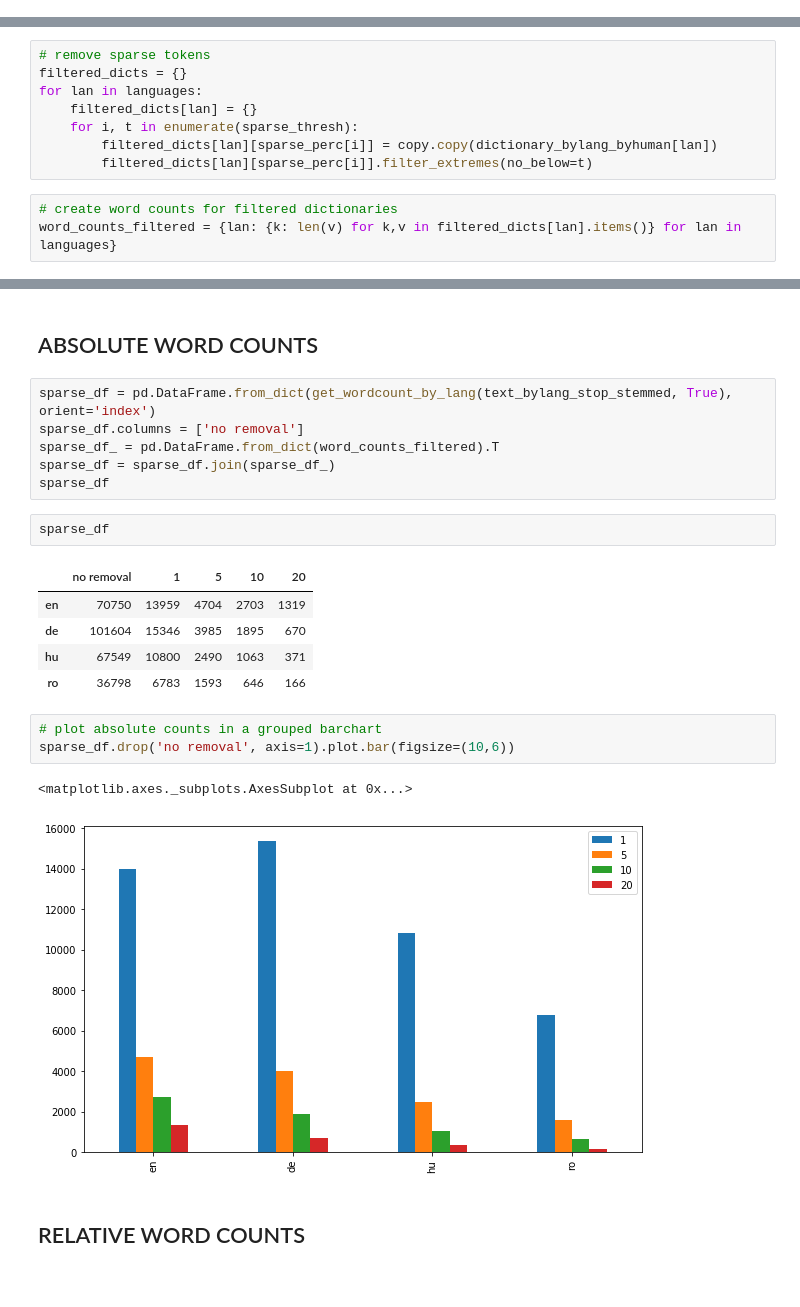
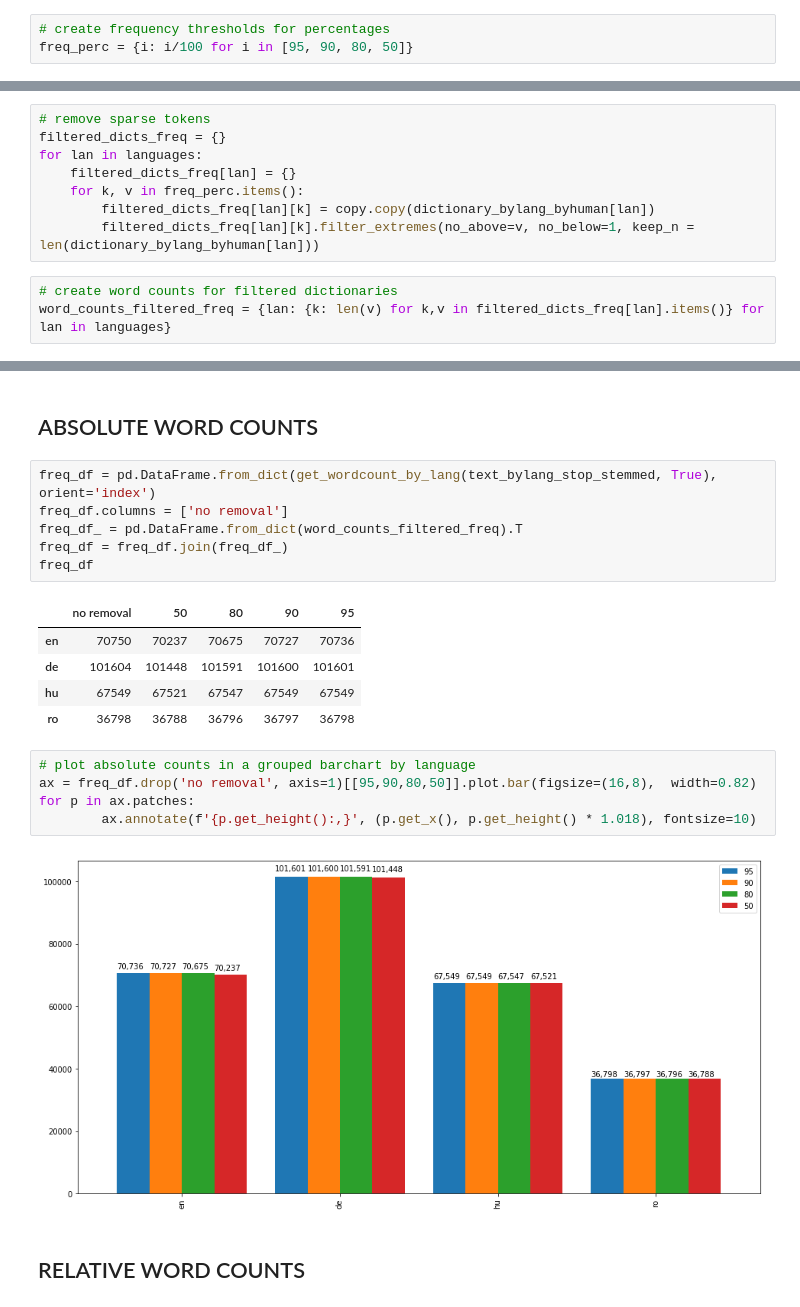
Before and after one commit to morkapronczay/meetup-talk-text-preproc, a Jupyter notebook: cleaning-steps.ipynb, the cells around one changed output, grey strips where cells are left out. Cells and saved outputs as stored; diff of their text form.

```diff
--- a/cleaning-steps.ipynb
+++ b/cleaning-steps.ipynb
@@ -208,0 +283,3 @@ sparse_thresh = [math.ceil(f * len(texts['en'].keys()) / 100) for f in sparse_pe
+# %%
+# create frequency thresholds for percentages
+freq_perc = {i: i/100 for i in [95, 90, 80, 50]}
@@ -209,11 +290,11 @@ sparse_thresh = [math.ceil(f * len(texts['en'].keys()) / 100) for f in sparse_pe
 # %%
 # remove sparse tokens
-filtered_dicts = {}
+filtered_dicts_freq = {}
 for lan in languages:
-    filtered_dicts[lan] = {}
-    for i, t in enumerate(sparse_thresh):
-        filtered_dicts[lan][sparse_perc[i]] = copy.copy(dictionary_bylang_byhuman[lan])
-        filtered_dicts[lan][sparse_perc[i]].filter_extremes(no_below=t)
+    filtered_dicts_freq[lan] = {}
+    for k, v in freq_perc.items():
+        filtered_dicts_freq[lan][k] = copy.copy(dictionary_bylang_byhuman[lan])
+        filtered_dicts_freq[lan][k].filter_extremes(no_above=v, no_below=1, keep_n = len(dictionary_bylang_byhuman[lan]))
 # %%
 # create word counts for filtered dictionaries
-word_counts_filtered = {lan: {k: len(v) for k,v in filtered_dicts[lan].items()} for lan in languages}
+word_counts_filtered_freq = {lan: {k: len(v) for k,v in filtered_dicts_freq[lan].items()} for lan in languages}
@@ -220,24 +308,23 @@ word_counts_filtered = {lan: {k: len(v) for k,v in filtered_dicts[lan].items()}
 # %% [markdown]
 ## ABSOLUTE WORD COUNTS
 # %%
-sparse_df = pd.DataFrame.from_dict(get_wordcount_by_lang(text_bylang_stop_stemmed, True), orient='index')
-sparse_df.columns = ['no removal']
-sparse_df_ = pd.DataFrame.from_dict(word_counts_filtered).T
-sparse_df = sparse_df.join(sparse_df_)
-sparse_df
+freq_df = pd.DataFrame.from_dict(get_wordcount_by_lang(text_bylang_stop_stemmed, True), orient='index')
+freq_df.columns = ['no removal']
+freq_df_ = pd.DataFrame.from_dict(word_counts_filtered_freq).T
+freq_df = freq_df.join(freq_df_)
+freq_df
+# %% [output]
+|  | no removal | 50 | 80 | 90 | 95 |
+| en | 70750 | 70237 | 70675 | 70727 | 70736 |
+| de | 101604 | 101448 | 101591 | 101600 | 101601 |
+| hu | 67549 | 67521 | 67547 | 67549 | 67549 |
+| ro | 36798 | 36788 | 36796 | 36797 | 36798 |
-# %%
-sparse_df
-# %% [output]
-|  | no removal | 1 | 5 | 10 | 20 |
-| en | 70750 | 13959 | 4704 | 2703 | 1319 |
-| de | 101604 | 15346 | 3985 | 1895 | 670 |
-| hu | 67549 | 10800 | 2490 | 1063 | 371 |
-| ro | 36798 | 6783 | 1593 | 646 | 166 |
 # %%
-# plot absolute counts in a grouped barchart
-sparse_df.drop('no removal', axis=1).plot.bar(figsize=(10,6))
+# plot absolute counts in a grouped barchart by language
+ax = freq_df.drop('no removal', axis=1)[[95,90,80,50]].plot.bar(figsize=(16,8),  width=0.82)
+for p in ax.patches:
+        ax.annotate(f'{p.get_height():,}', (p.get_x(), p.get_height() * 1.018), fontsize=10)
 # %% [output]
-<matplotlib.axes._subplots.AxesSubplot at 0x...>
-[figure, old version]
+[figure, new version]
 # %% [markdown]
 ## RELATIVE WORD COUNTS
```
Also changed, not shown: parts of 43 cells of this notebook, 6 other files.
